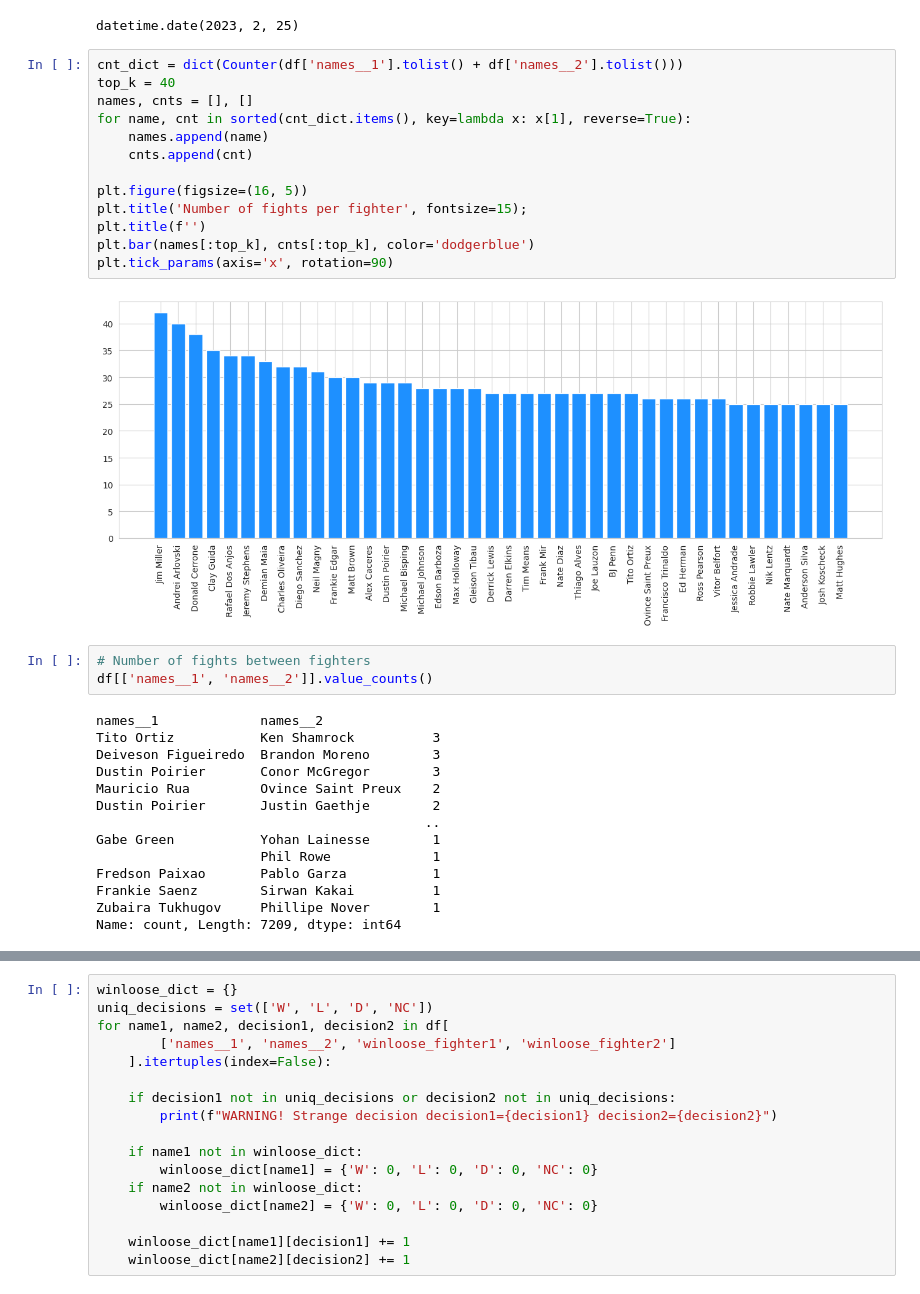
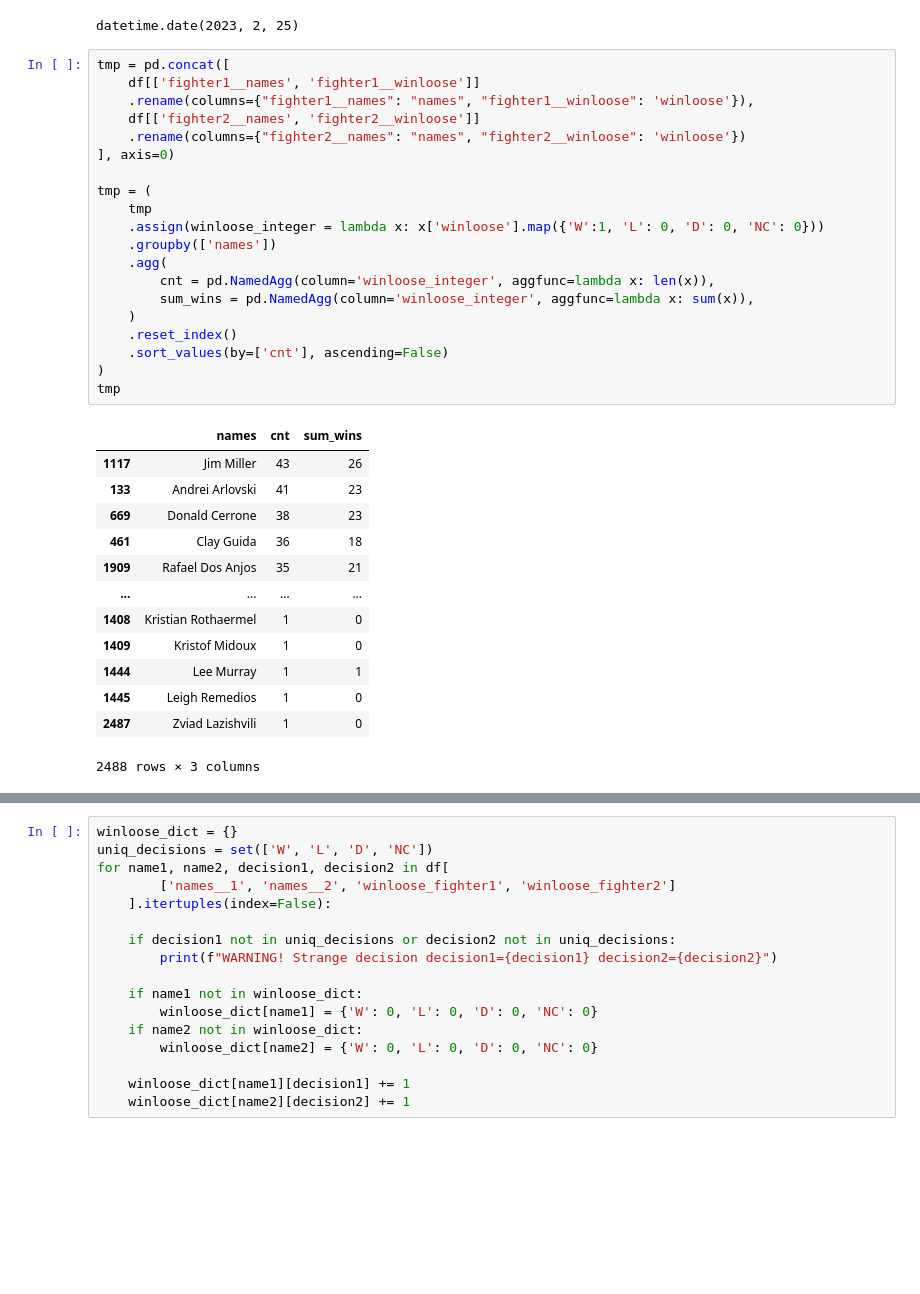
Before and after one commit to andreitsev/ufc, a Jupyter notebook: notebooks/2.0 EDA.ipynb, the cells around one changed output, grey strips where cells are left out. Drawn from its saved outputs; the diff is of its cells as text; blank space fills up the shorter version.

```diff
--- a/notebooks/2.0 EDA.ipynb
+++ b/notebooks/2.0 EDA.ipynb
@@ -109,35 +109,37 @@ d
 # datetime.date(d.year, d.month // 3 + 1, 1)
 # %% [output]
 datetime.date(2023, 2, 25)
-# %%
-cnt_dict = dict(Counter(df['names__1'].tolist() + df['names__2'].tolist()))
-top_k = 40
-names, cnts = [], []
-for name, cnt in sorted(cnt_dict.items(), key=lambda x: x[1], reverse=True):
-    names.append(name)
-    cnts.append(cnt)
-
-plt.figure(figsize=(16, 5))
-plt.title('Number of fights per fighter', fontsize=15);
-plt.title(f'')
-plt.bar(names[:top_k], cnts[:top_k], color='dodgerblue')
-plt.tick_params(axis='x', rotation=90)
-# %% [output]
-[figure, removed]
-# %%
-# Number of fights between fighters
-df[['names__1', 'names__2']].value_counts()
-# %% [output]
-names__1             names__2
-Tito Ortiz           Ken Shamrock          3
-Deiveson Figueiredo  Brandon Moreno        3
-Dustin Poirier       Conor McGregor        3
-Mauricio Rua         Ovince Saint Preux    2
-Dustin Poirier       Justin Gaethje        2
-                                          ..
-Gabe Green           Yohan Lainesse        1
-                     Phil Rowe             1
-Fredson Paixao       Pablo Garza           1
-Frankie Saenz        Sirwan Kakai          1
-Zubaira Tukhugov     Phillipe Nover        1
-Name: count, Length: 7209, dtype: int64
+# %%
+tmp = pd.concat([
+    df[['fighter1__names', 'fighter1__winloose']]
+    .rename(columns={"fighter1__names": "names", "fighter1__winloose": 'winloose'}),
+    df[['fighter2__names', 'fighter2__winloose']]
+    .rename(columns={"fighter2__names": "names", "fighter2__winloose": 'winloose'})
+], axis=0)
+
+tmp = (
+    tmp
+    .assign(winloose_integer = lambda x: x['winloose'].map({'W':1, 'L': 0, 'D': 0, 'NC': 0}))
+    .groupby(['names'])
+    .agg(
+        cnt = pd.NamedAgg(column='winloose_integer', aggfunc=lambda x: len(x)),
+        sum_wins = pd.NamedAgg(column='winloose_integer', aggfunc=lambda x: sum(x)),
+    )
+    .reset_index()
+    .sort_values(by=['cnt'], ascending=False)
+)
+tmp
+# %% [output]
+|  | names | cnt | sum_wins |
+| 1117 | Jim Miller | 43 | 26 |
+| 133 | Andrei Arlovski | 41 | 23 |
+| 669 | Donald Cerrone | 38 | 23 |
+| 461 | Clay Guida | 36 | 18 |
+| 1909 | Rafael Dos Anjos | 35 | 21 |
+| ... | ... | ... | ... |
+| 1408 | Kristian Rothaermel | 1 | 0 |
+| 1409 | Kristof Midoux | 1 | 0 |
+| 1444 | Lee Murray | 1 | 1 |
+| 1445 | Leigh Remedios | 1 | 0 |
+| 2487 | Zviad Lazishvili | 1 | 0 |
+2488 rows × 3 columns
```
Also changed, not shown: parts of 8 cells of this notebook, 1 other file.
